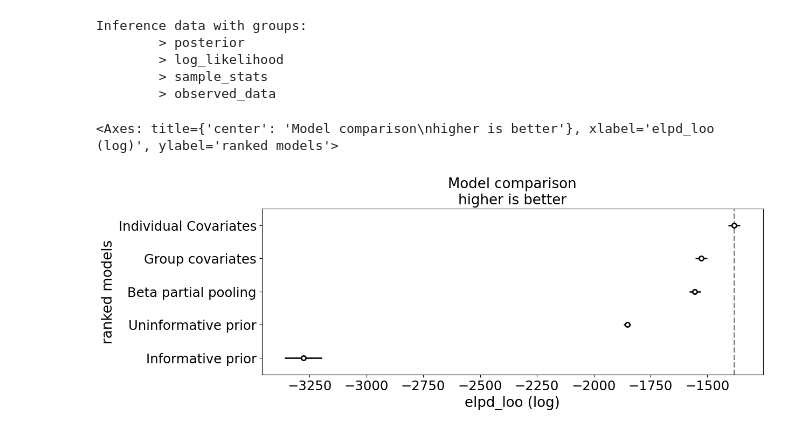
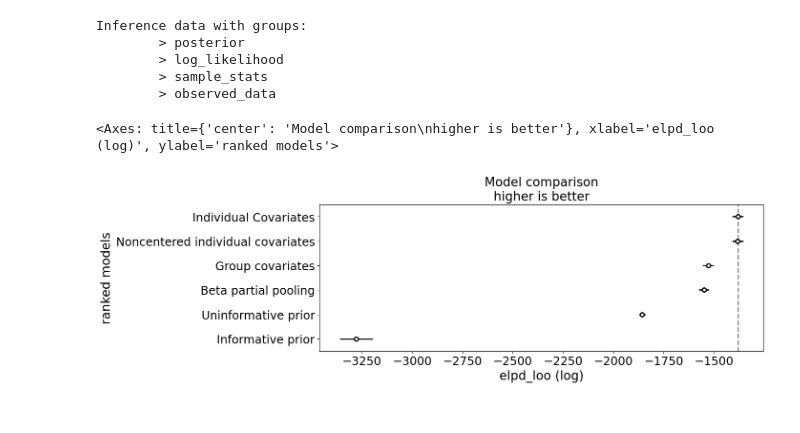
Before and after one commit to jvminkim/hitting-25, a Jupyter notebook: scripts/baseline_models.ipynb, the cells around one changed output. Saved outputs shown, nothing was run; the diff lists cells and outputs as text; code cells hidden in the pictures.

```diff
--- a/scripts/baseline_models.ipynb
+++ b/scripts/baseline_models.ipynb
@@ -820,7 +796,7 @@ with pm.Model(coords=coords) as noncentered_individual_covariate_model:
     ev_contrib = beta_ev * la_centered
 
     logit_p = pm.Deterministic('logit_p',
-        mu[position_idx] + theta[team_idx] + epsilon[batter_idx] + beta.dot(X.T),
+        mu[position_idx] + theta[team_idx] + epsilon[batter_idx] + la_contrib + ev_contrib,
     )
 
     p = pm.Deterministic('p', pm.math.invlogit(logit_p), dims='obs')
@@ -1064,16 +933,17 @@ Inference data with groups:
         > sample_stats
         > observed_data
 # %%
-model_compare = az.compare(
+full_model_compare = az.compare(
     {
         "Uninformative prior": uninformed_prior_trace,
         "Informative prior": informed_prior_trace,
         "Beta partial pooling": beta_partial_pooling_trace,
         "Group covariates": team_trace,
-        "Individual Covariates": individual_covariate_trace
+        "Individual Covariates": individual_covariate_trace,
+        "Noncentered individual covariates": noncentered_individual_covariate_trace
     }, method="BB-pseudo-BMA"
 )
 az.plot_compare(model_compare, figsize=(12,4), insample_dev=False)
 # %% [output]
 <Axes: title={'center': 'Model comparison\nhigher is better'}, xlabel='elpd_loo (log)', ylabel='ranked models'>
-[figure, old version]
+[figure, new version]
```
Also changed, not shown: parts of 66 cells of this notebook, 2 other files.
